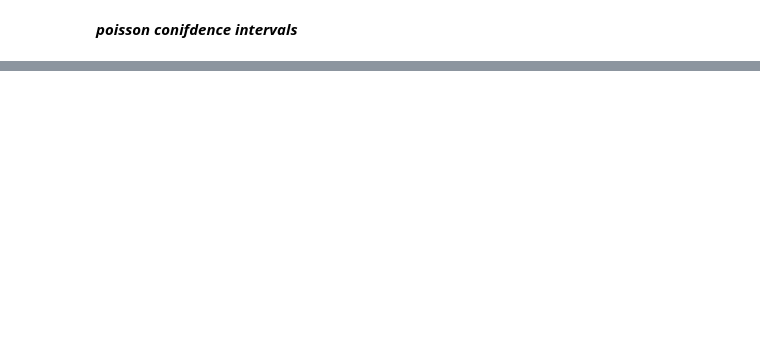
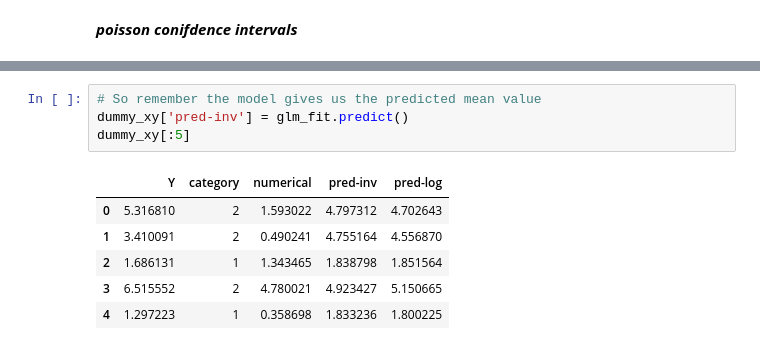
Before and after one commit to bpostance/learn_data_science, a Jupyter notebook: Risk/02-FrequencySeverity-auto.ipynb, the cells around one changed output, grey strips where cells are left out. Drawn from its saved outputs; the diff is of its cells as text; blank space fills up the shorter version.

```diff
--- a/Risk/02-FrequencySeverity-auto.ipynb
+++ b/Risk/02-FrequencySeverity-auto.ipynb
@@ -385,0 +406,11 @@ Scale Xi:  0.657824771605896
+# %%
+# So remember the model gives us the predicted mean value
+dummy_xy['pred-inv'] = glm_fit.predict()
+dummy_xy[:5]
+# %% [output]
+|  | Y | category | numerical | pred-inv | pred-log |
+| 0 | 5.316810 | 2 | 1.593022 | 4.797312 | 4.702643 |
+| 1 | 3.410091 | 2 | 0.490241 | 4.755164 | 4.556870 |
+| 2 | 1.686131 | 1 | 1.343465 | 1.838798 | 1.851564 |
+| 3 | 6.515552 | 2 | 4.780021 | 4.923427 | 5.150665 |
+| 4 | 1.297223 | 1 | 0.358698 | 1.833236 | 1.800225 |
```
Also changed, not shown: parts of 35 cells of this notebook.
